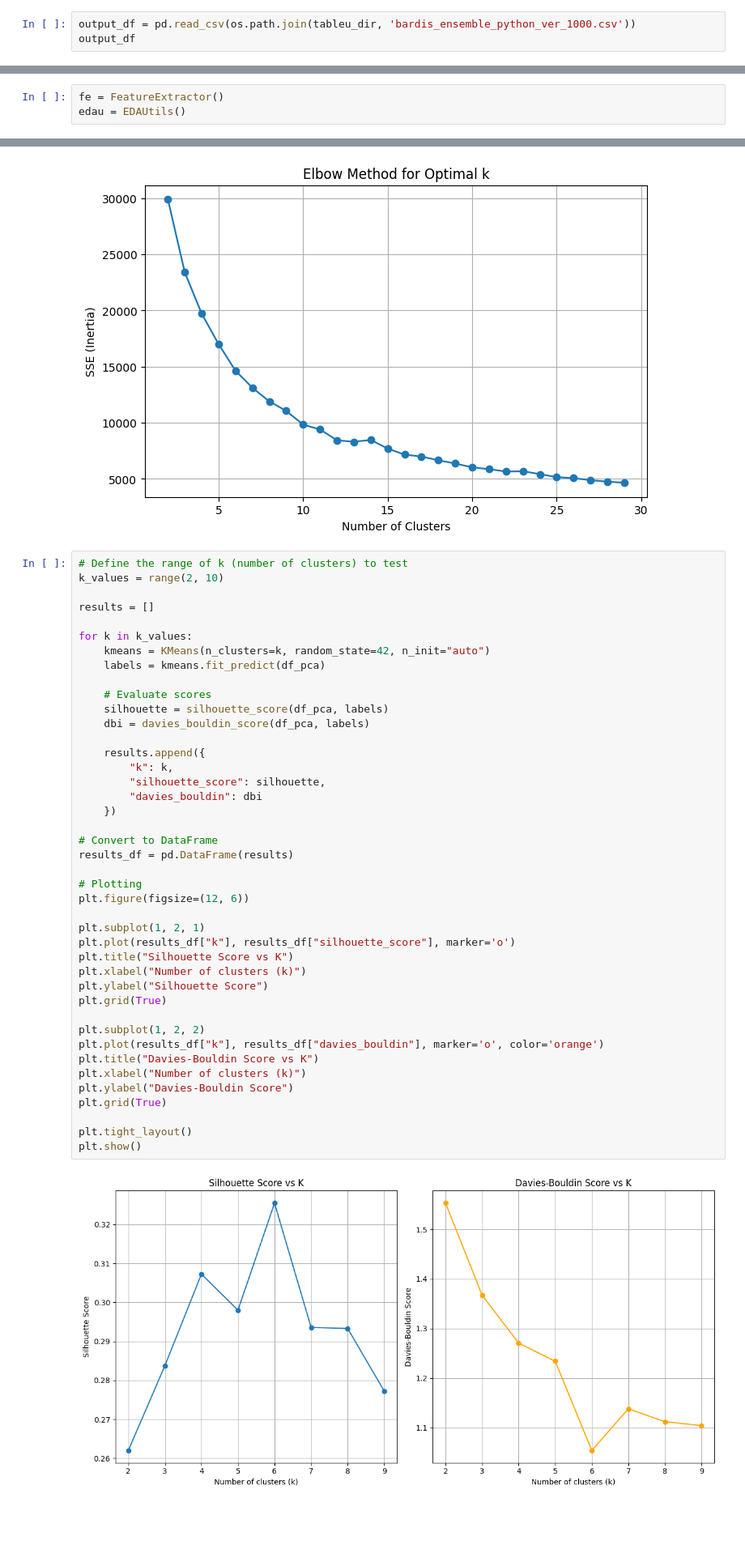
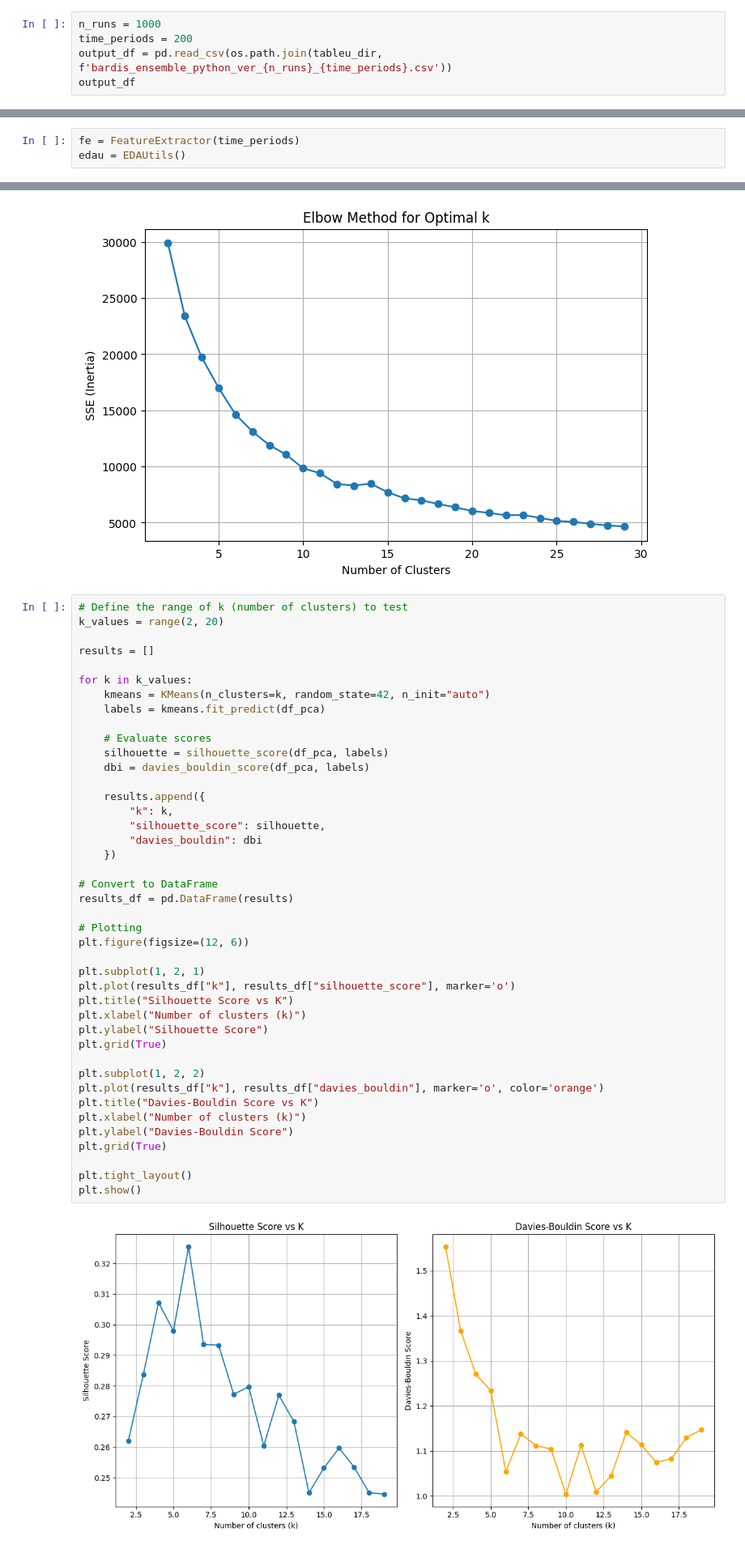
Before and after one commit to emolinaperez/looking_back_to_look_forward, a Jupyter notebook: results_analysis/time_series_clust.ipynb, the cells around one changed output, grey strips where cells are left out. Shown at 81% size. Cells and saved outputs as stored; diff of their text form; blank space fills up the shorter version.

Commit message:
Update notebooks to use time_periods variable

```diff
--- a/results_analysis/time_series_clust.ipynb
+++ b/results_analysis/time_series_clust.ipynb
@@ -26,7 +29,9 @@ root_dir = os.path.abspath(os.path.join(script_dir, os.pardir))
 tableu_dir = os.path.join(root_dir, 'tableau')
 porcessed_data_dir = os.path.join(script_dir, 'processed_data')
 # %%
-output_df = pd.read_csv(os.path.join(tableu_dir, 'bardis_ensemble_python_ver_1000.csv'))
+n_runs = 1000
+time_periods = 200
+output_df = pd.read_csv(os.path.join(tableu_dir, f'bardis_ensemble_python_ver_{n_runs}_{time_periods}.csv'))
 output_df
 # %% [output]
 |  | Resources | Economy | Bureaucracy | Pollution | time | run_id |
@@ -53,7 +58,7 @@ time           0.000000e+00
 run_id         1.000000e+00
 dtype: float64
 # %%
-fe = FeatureExtractor()
+fe = FeatureExtractor(time_periods)
 edau = EDAUtils()
 # %% [markdown]
 # Time Series Clustering (Simple Approach)
@@ -447,7 +452,7 @@ plt.show()
 [figure]
 # %%
 # Define the range of k (number of clusters) to test
-k_values = range(2, 10)
+k_values = range(2, 20)
 
 results = []
 
@@ -461,34 +466,34 @@ for k in k_values:
 
     results.append({
         "k": k,
         "silhouette_score": silhouette,
         "davies_bouldin": dbi
     })
 
 # Convert to DataFrame
 results_df = pd.DataFrame(results)
 
 # Plotting
 plt.figure(figsize=(12, 6))
 
 plt.subplot(1, 2, 1)
 plt.plot(results_df["k"], results_df["silhouette_score"], marker='o')
 plt.title("Silhouette Score vs K")
 plt.xlabel("Number of clusters (k)")
 plt.ylabel("Silhouette Score")
 plt.grid(True)
 
 plt.subplot(1, 2, 2)
 plt.plot(results_df["k"], results_df["davies_bouldin"], marker='o', color='orange')
 plt.title("Davies-Bouldin Score vs K")
 plt.xlabel("Number of clusters (k)")
 plt.ylabel("Davies-Bouldin Score")
 plt.grid(True)
 
 plt.tight_layout()
 plt.show()
 # %% [output]
-[figure, old version]
+[figure, new version]
 # %%
 k = 4 # Adjust this value based on the elbow plot
 kmeans = KMeans(n_clusters=k, random_state=42)
```
Also changed, not shown: parts of 6 cells of this notebook, 1 other file.
